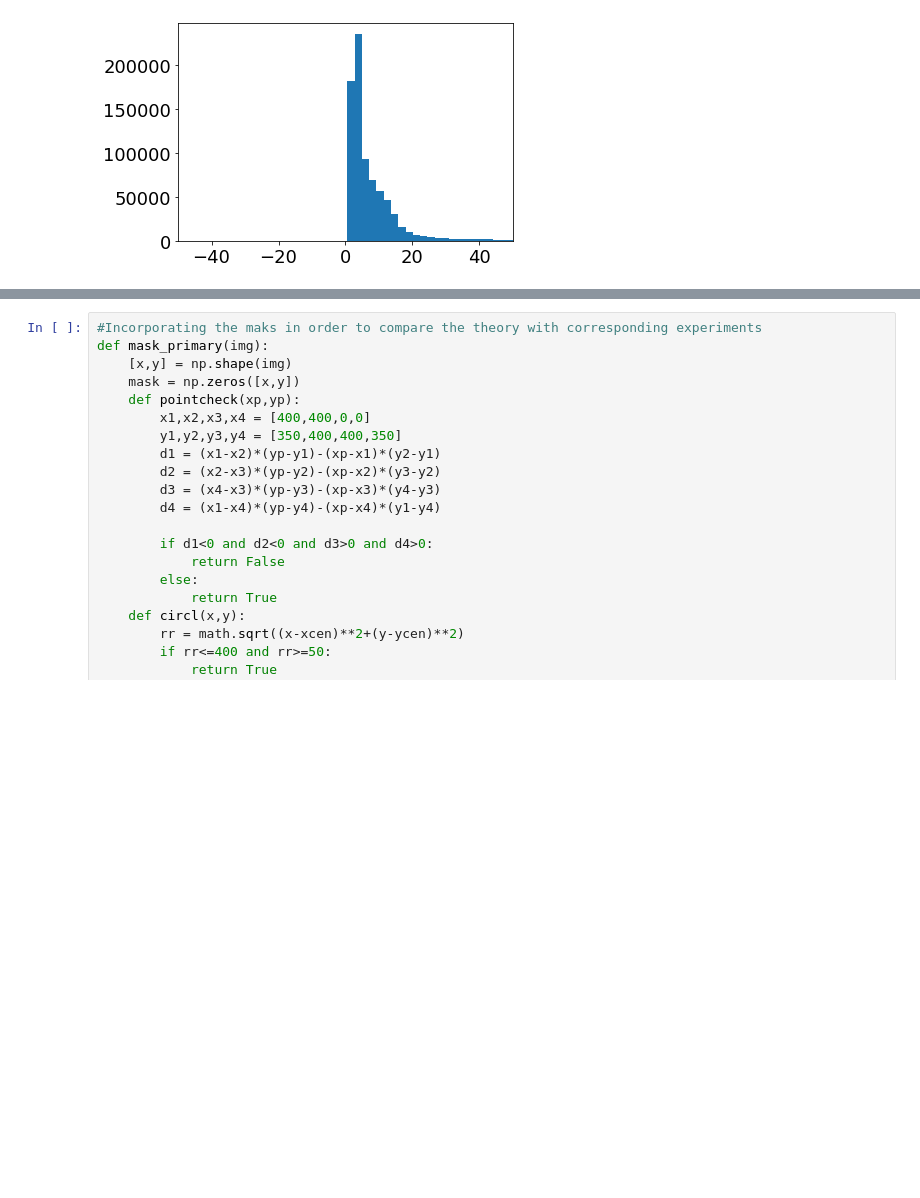
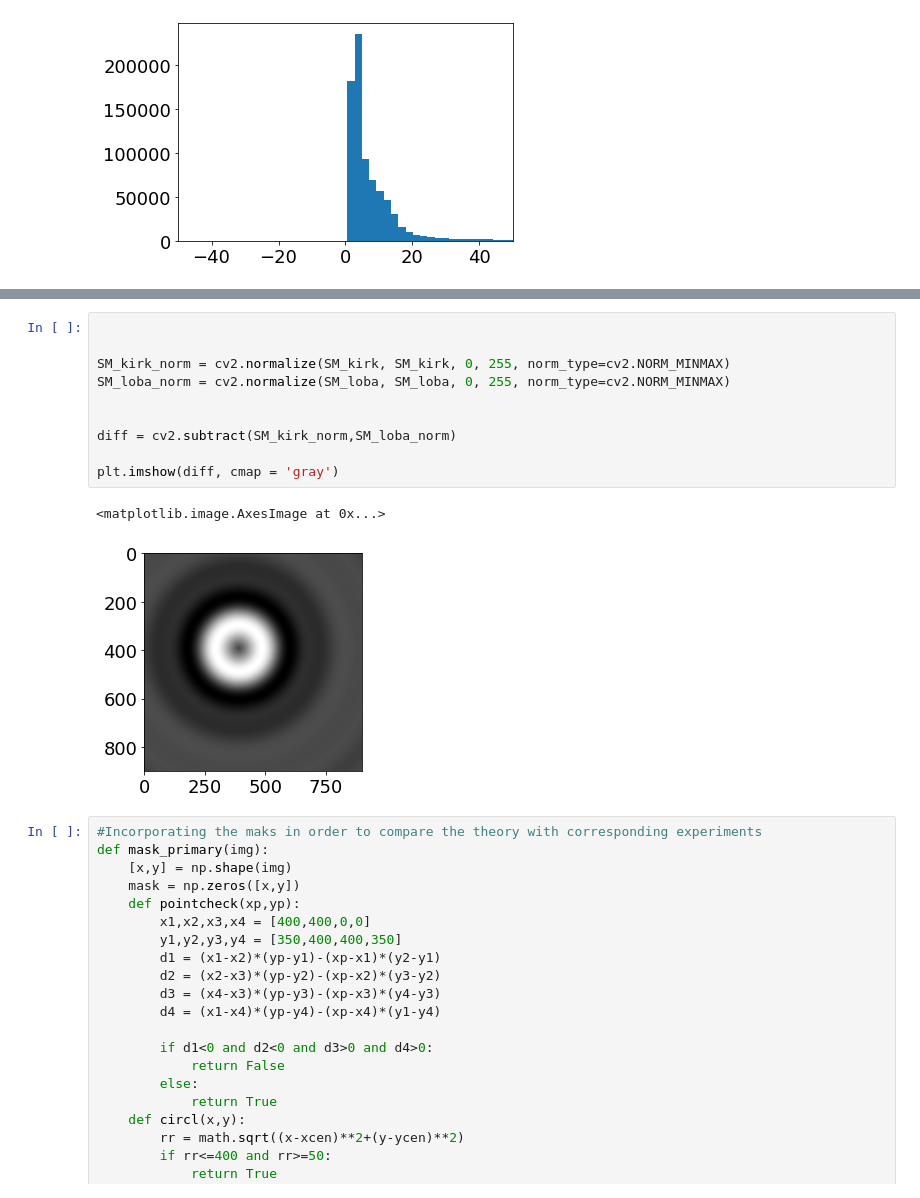
Before and after one commit to meghanad-kayanattil/Electron-diffraction, a Jupyter notebook: Simulation of gas-phase electron diffraction pattern.ipynb, the cells around one changed output, grey strips where cells are left out. Drawn from its saved outputs; the diff is of its cells as text; blank space fills up the shorter version.

```diff
--- a/Simulation of gas-phase electron diffraction pattern.ipynb
+++ b/Simulation of gas-phase electron diffraction pattern.ipynb
@@ -301,3 +428,16 @@ plt.savefig('diffraction_modified_scattering_glycerol_isolated.png', bbox_inches
+# %%
+
+
+SM_kirk_norm = cv2.normalize(SM_kirk, SM_kirk, 0, 255, norm_type=cv2.NORM_MINMAX)
+SM_loba_norm = cv2.normalize(SM_loba, SM_loba, 0, 255, norm_type=cv2.NORM_MINMAX)
+
+
+diff = cv2.subtract(SM_kirk_norm,SM_loba_norm)
+
+plt.imshow(diff, cmap = 'gray')
+# %% [output]
+<matplotlib.image.AxesImage at 0x...>
+[figure, added]
 # %%
 #Incorporating the maks in order to compare the theory with corresponding experiments
 def mask_primary(img):
```
Also changed, not shown: parts of 14 cells of this notebook, 1 other file.
